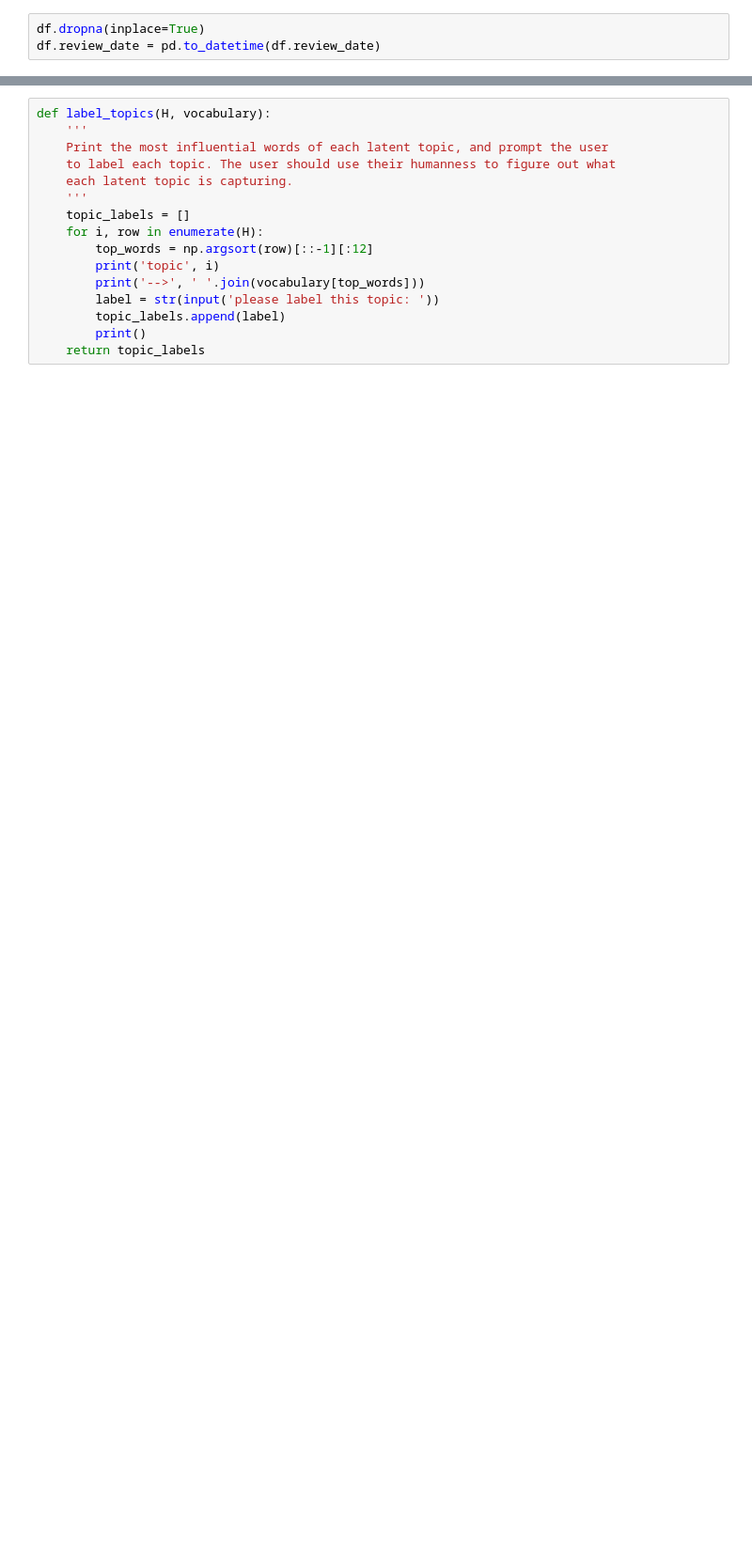
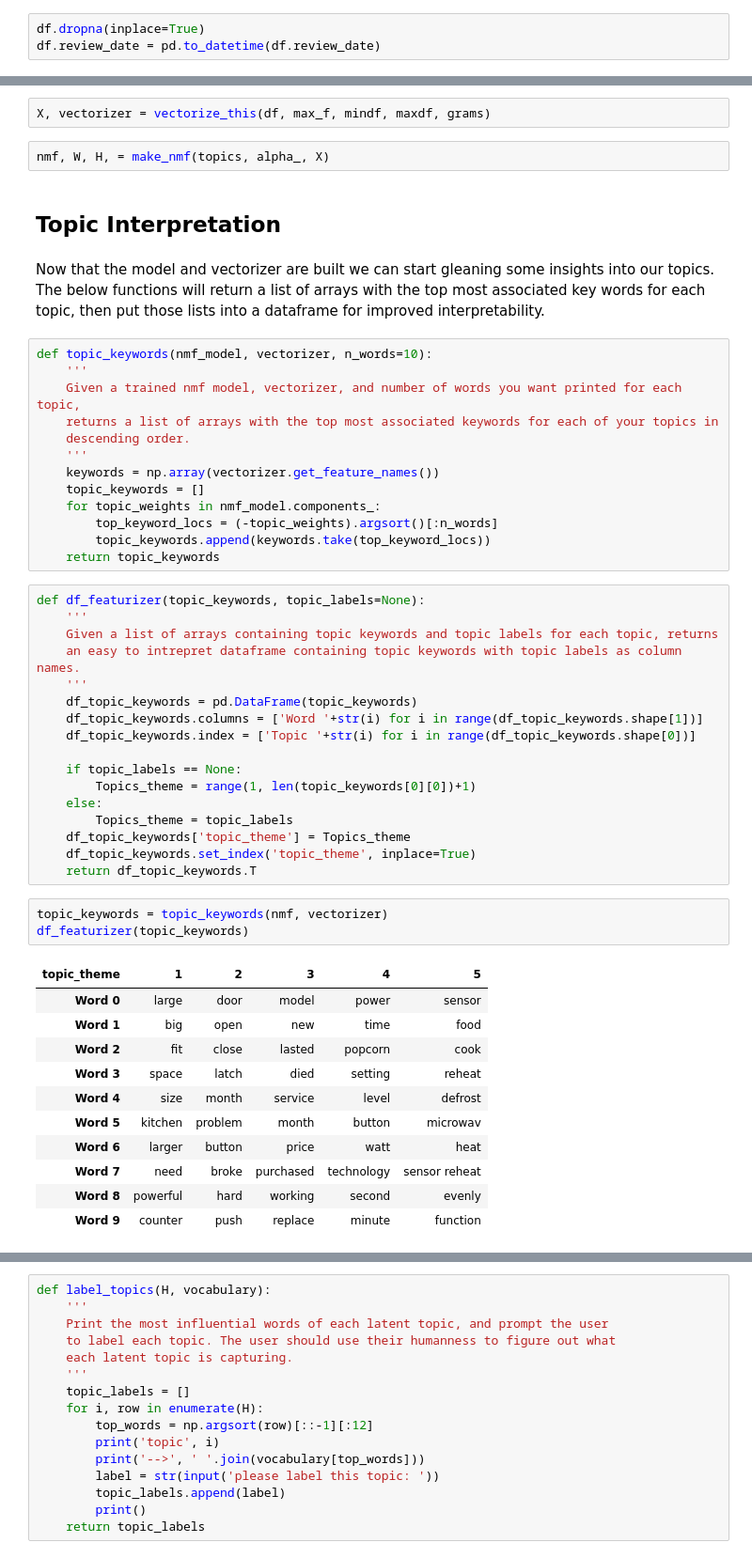
Before and after one commit to GrilledJeez/amazon_product_feature_analysis, a Jupyter notebook: modeling-Copy1.ipynb, the cells around one changed output, grey strips where cells are left out. Shown at 94% size. Drawn from its saved outputs; the diff is of its cells as text; blank space fills up the shorter version.

Commit message:
Cleaning Modeling

```diff
--- a/modeling-Copy1.ipynb
+++ b/modeling-Copy1.ipynb
@@ -338,0 +154,53 @@ array(['0', '00', '000', ..., 'youtube', 'zap', 'zero'], dtype='<U21')
+# %%
+X, vectorizer = vectorize_this(df, max_f, mindf, maxdf, grams)
+# %%
+nmf, W, H, = make_nmf(topics, alpha_, X)
+# %% [markdown]
+## Topic Interpretation
+# %% [markdown]
+Now that the model and vectorizer are built we can start gleaning some insights into our topics. The below functions will return a list of arrays with the top most associated key words for each topic, then put those lists into a dataframe for improved interpretability.
+# %%
+def topic_keywords(nmf_model, vectorizer, n_words=10):
+    '''
+    Given a trained nmf model, vectorizer, and number of words you want printed for each topic,
+    returns a list of arrays with the top most associated keywords for each of your topics in
+    descending order.
+    '''
+    keywords = np.array(vectorizer.get_feature_names())
+    topic_keywords = []
+    for topic_weights in nmf_model.components_:
+        top_keyword_locs = (-topic_weights).argsort()[:n_words]
+        topic_keywords.append(keywords.take(top_keyword_locs))
+    return topic_keywords
+# %%
+def df_featurizer(topic_keywords, topic_labels=None):
+    '''
+    Given a list of arrays containing topic keywords and topic labels for each topic, returns
+    an easy to intrepret dataframe containing topic keywords with topic labels as column names.
+    '''
+    df_topic_keywords = pd.DataFrame(topic_keywords)
+    df_topic_keywords.columns = ['Word '+str(i) for i in range(df_topic_keywords.shape[1])]
+    df_topic_keywords.index = ['Topic '+str(i) for i in range(df_topic_keywords.shape[0])]
+
+    if topic_labels == None:
+        Topics_theme = range(1, len(topic_keywords[0][0])+1)
+    else:
+        Topics_theme = topic_labels
+    df_topic_keywords['topic_theme'] = Topics_theme
+    df_topic_keywords.set_index('topic_theme', inplace=True)
+    return df_topic_keywords.T
+# %%
+topic_keywords = topic_keywords(nmf, vectorizer)
+df_featurizer(topic_keywords)
+# %% [output]
+| topic_theme | 1 | 2 | 3 | 4 | 5 |
+| Word 0 | large | door | model | power | sensor |
+| Word 1 | big | open | new | time | food |
+| Word 2 | fit | close | lasted | popcorn | cook |
+| Word 3 | space | latch | died | setting | reheat |
+| Word 4 | size | month | service | level | defrost |
+| Word 5 | kitchen | problem | month | button | microwav |
+| Word 6 | larger | button | price | watt | heat |
+| Word 7 | need | broke | purchased | technology | sensor reheat |
+| Word 8 | powerful | hard | working | second | evenly |
+| Word 9 | counter | push | replace | minute | function |
```
Also changed, not shown: parts of 72 cells of this notebook, 2 other files.
